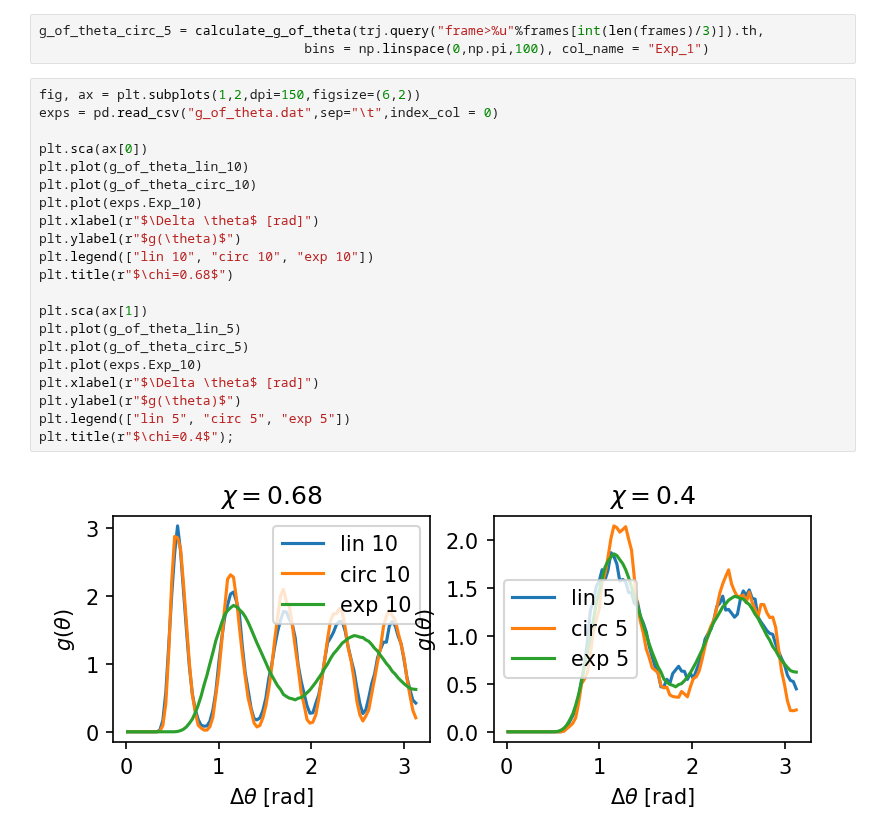
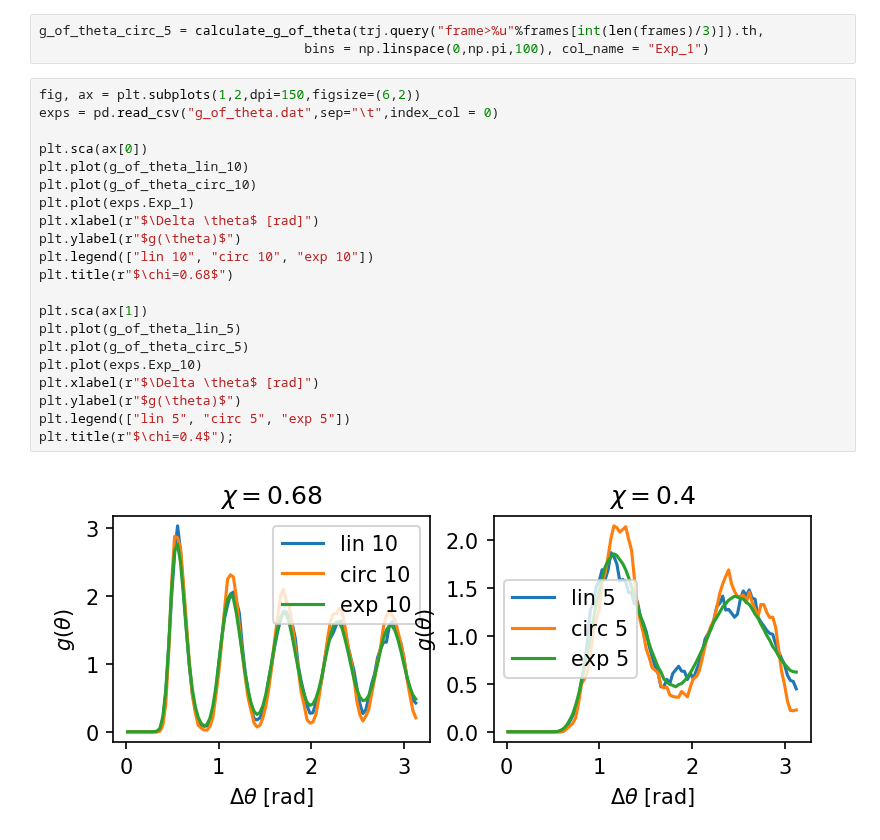
Before and after one commit to aortiza/Notes, a Jupyter notebook: SingleFileDiffusion/Report 5 - CheckParticleInteractionWithDistributionFunction.ipynb, the cells around one changed output. Drawn from its saved outputs; the diff is of its cells as text.

```diff
--- a/SingleFileDiffusion/Report 5 - CheckParticleInteractionWithDistributionFunction.ipynb
+++ b/SingleFileDiffusion/Report 5 - CheckParticleInteractionWithDistributionFunction.ipynb
@@ -408,23 +408,23 @@ g_of_theta_circ_5 = calculate_g_of_theta(trj.query("frame>%u"%frames[int(len(fra
 # %%
 fig, ax = plt.subplots(1,2,dpi=150,figsize=(6,2))
 exps = pd.read_csv("g_of_theta.dat",sep="\t",index_col = 0)
 
 plt.sca(ax[0])
 plt.plot(g_of_theta_lin_10)
 plt.plot(g_of_theta_circ_10)
-plt.plot(exps.Exp_10)
+plt.plot(exps.Exp_1)
 plt.xlabel(r"$\Delta \theta$ [rad]")
 plt.ylabel(r"$g(\theta)$")
 plt.legend(["lin 10", "circ 10", "exp 10"])
 plt.title(r"$\chi=0.68$")
 
 plt.sca(ax[1])
 plt.plot(g_of_theta_lin_5)
 plt.plot(g_of_theta_circ_5)
 plt.plot(exps.Exp_10)
 plt.xlabel(r"$\Delta \theta$ [rad]")
 plt.ylabel(r"$g(\theta)$")
 plt.legend(["lin 5", "circ 5", "exp 5"])
 plt.title(r"$\chi=0.4$");
 # %% [output]
-[figure, old version]
+[figure, new version]
```
